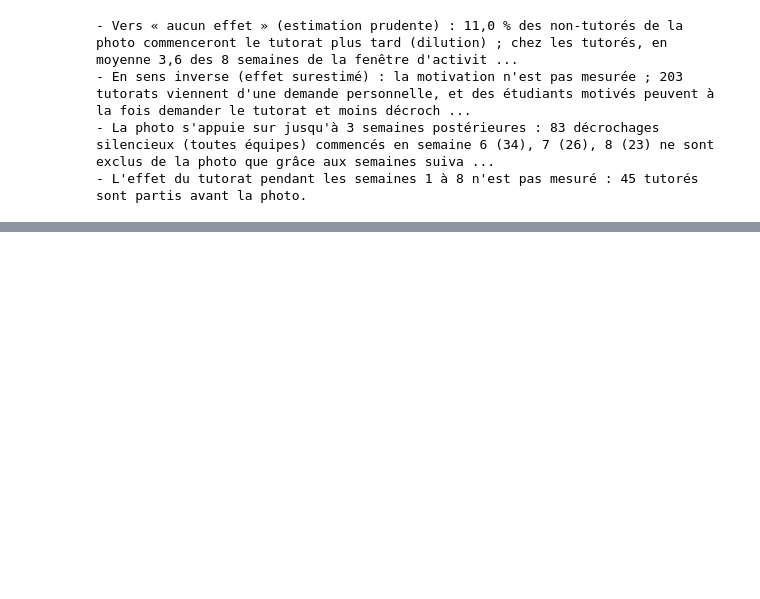
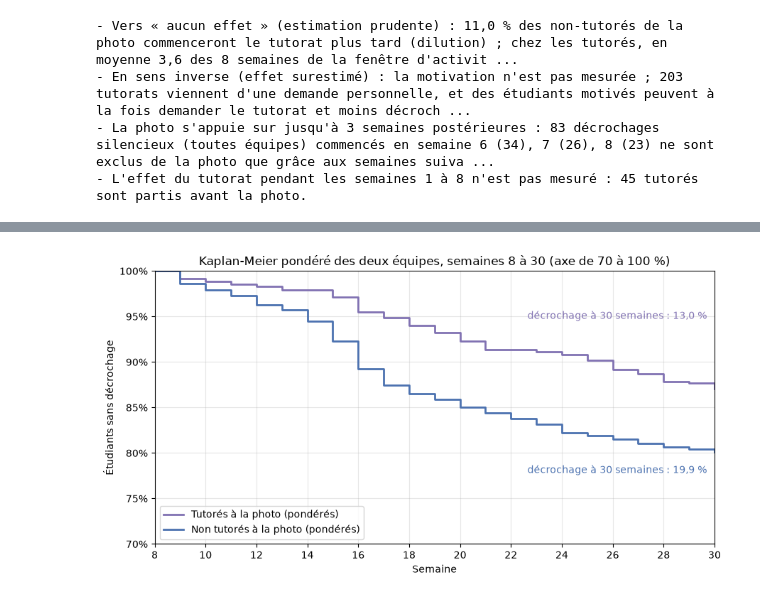
Before and after one commit to saliou489/horizon-decrochage-tutorat, a Jupyter notebook: notebooks/05_causal.ipynb, the cells around one changed output, grey strips where cells are left out. Saved outputs shown, nothing was run; the diff lists cells and outputs as text; code cells hidden in the pictures; blank space fills up the shorter version.

```diff
--- a/notebooks/05_causal.ipynb
+++ b/notebooks/05_causal.ipynb
@@ -554,0 +556,36 @@ L'effet du tutorat sur le décrochage (CA-04) est calculé à partir de cette co
+# %%
+def lire_resultat(nom):
+    """Lit un résultat enregistré par run_all.py (data/processed/resultats/)."""
+    return pd.read_csv(config.DOSSIER_RESULTATS / nom, sep=config.SEPARATEUR_PROCESSED, encoding=config.ENCODAGE)
+
+
+courbes = lire_resultat("ca_courbes_ponderees.csv")
+effet = lire_resultat("ca_effet_principal.csv").set_index("mesure")
+diagnostic_tirages = lire_resultat("ca_diagnostic_bootstrap.csv").set_index("analyse")
+schoenfeld = lire_resultat("ca_schoenfeld_principal.csv").iloc[0]
+COULEUR_TUTORES, COULEUR_AUTRES = "#8172B2", "#4C72B0"
+
+figure, axe = plt.subplots(figsize=(9, 4.8))
+axe.step(courbes["semaine"], courbes["survie_tutores"], where="post", color=COULEUR_TUTORES, linewidth=2,
+         label="Tutorés à la photo (pondérés)")
+axe.step(courbes["semaine"], courbes["survie_non_tutores"], where="post", color=COULEUR_AUTRES, linewidth=2,
+         label="Non tutorés à la photo (pondérés)")
+fin = courbes.iloc[-1]
+# Étiquettes dans les zones vides : au-dessus de la courbe des tutorés, sous celle des autres.
+for colonne, risque, couleur, decalage in [("survie_tutores", "risque_tutores", COULEUR_TUTORES, 0.08),
+                                           ("survie_non_tutores", "risque_non_tutores", COULEUR_AUTRES, -0.02)]:
+    axe.text(config.N_SEMAINES - 0.3, fin[colonne] + decalage,
+             f"décrochage à 30 semaines : {nombre(100 * effet.loc[risque, 'estimation'])} %",
+             ha="right", va="center", fontsize=10, color=couleur)
+axe.yaxis.set_major_formatter(PercentFormatter(1, decimals=0))
+axe.set_ylim(0.7, 1.0)
+axe.set_xlim(L, config.N_SEMAINES)
+axe.set_xticks(range(L, config.N_SEMAINES + 1, 2))
+axe.set_xlabel("Semaine")
+axe.set_ylabel("Étudiants sans décrochage")
+axe.set_title(f"Kaplan-Meier pondéré des deux équipes, semaines {L} à {config.N_SEMAINES} (axe de 70 à 100 %)")
+axe.legend(loc="lower left")
+axe.grid(alpha=0.3)
+enregistrer(figure, "05_km_ponderees.png")
+# %% [output]
+[figure, added]
```
Also changed, not shown: parts of 14 cells of this notebook, 9 other files.
